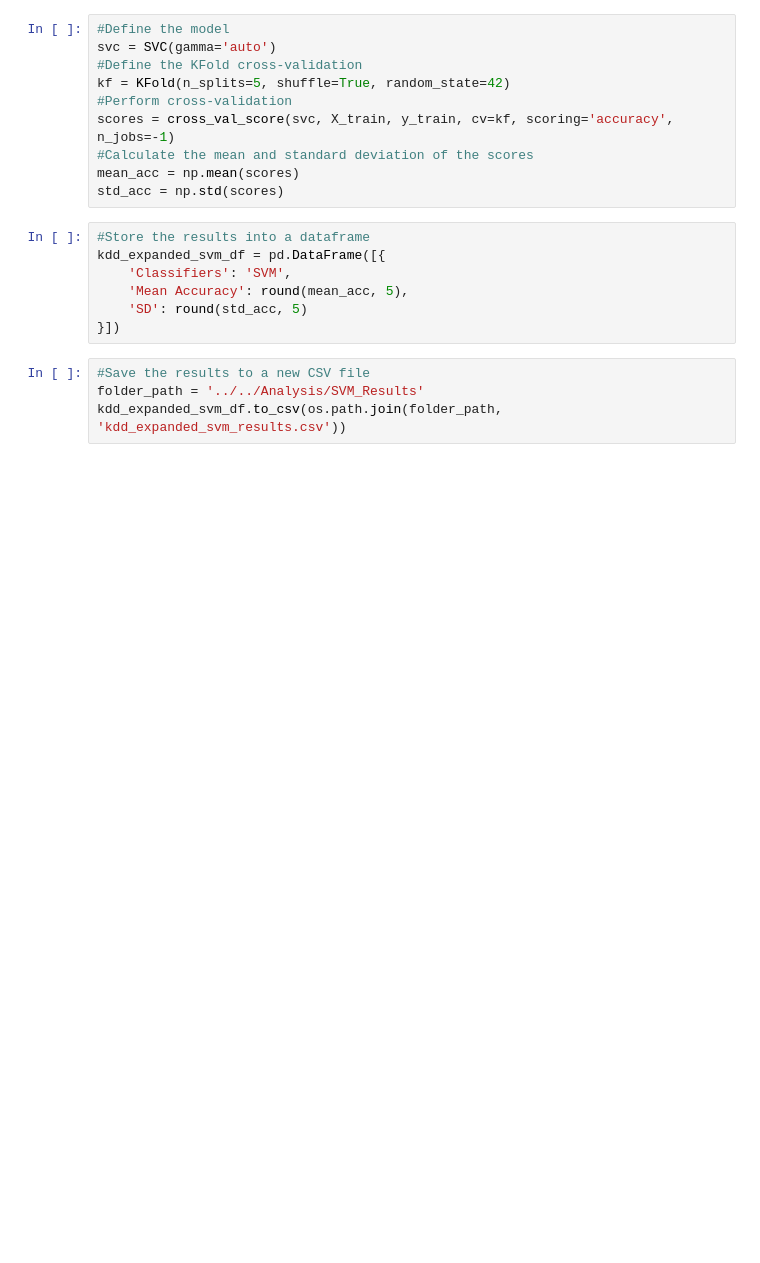
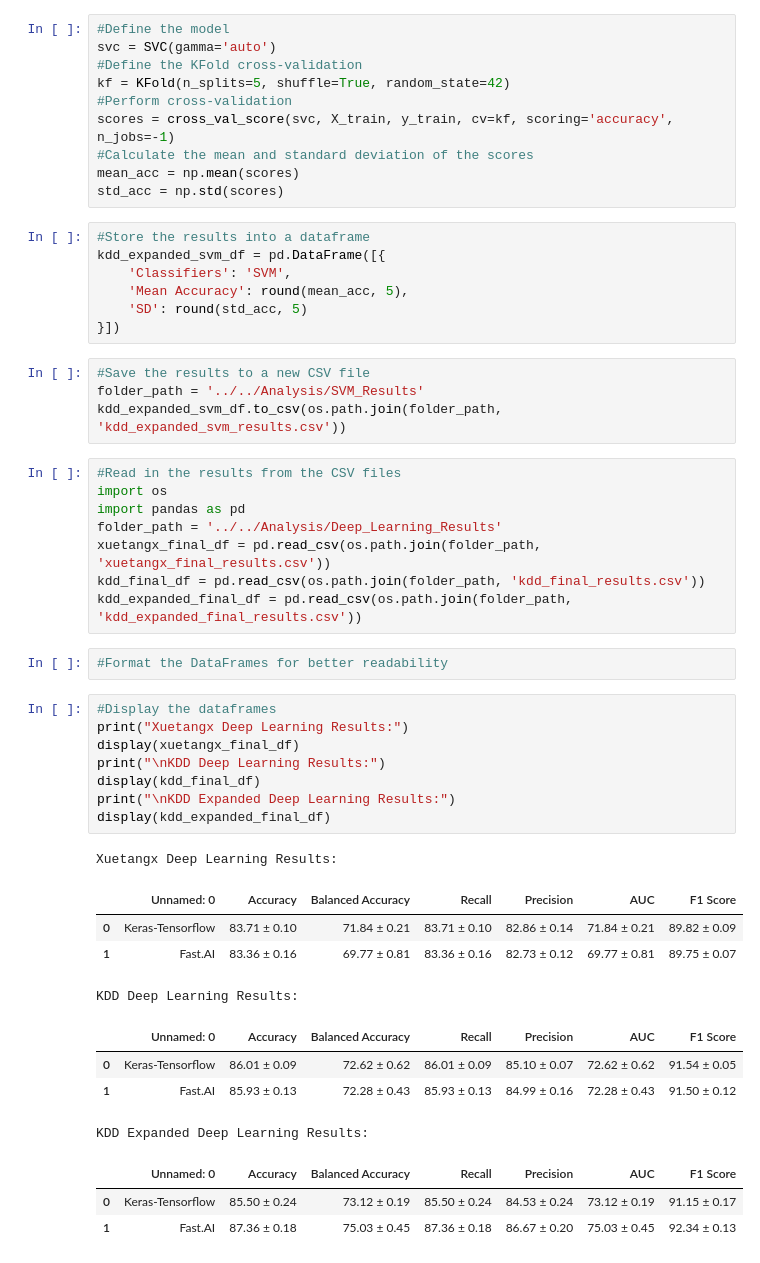
Before and after one commit to chance-roberts/DATA6550-Reproducibility, a Jupyter notebook: Code/Roberts/RobertsC_Code.ipynb, the cells around one changed output. Cells and saved outputs as stored; diff of their text form; blank space fills up the shorter version.

```diff
--- a/Code/Roberts/RobertsC_Code.ipynb
+++ b/Code/Roberts/RobertsC_Code.ipynb
@@ -896,3 +902,34 @@ kdd_expanded_svm_df = pd.DataFrame([{
 #Save the results to a new CSV file
 folder_path = '../../Analysis/SVM_Results'
 kdd_expanded_svm_df.to_csv(os.path.join(folder_path, 'kdd_expanded_svm_results.csv'))
+# %%
+#Read in the results from the CSV files
+import os
+import pandas as pd
+folder_path = '../../Analysis/Deep_Learning_Results'
+xuetangx_final_df = pd.read_csv(os.path.join(folder_path, 'xuetangx_final_results.csv'))
+kdd_final_df = pd.read_csv(os.path.join(folder_path, 'kdd_final_results.csv'))
+kdd_expanded_final_df = pd.read_csv(os.path.join(folder_path, 'kdd_expanded_final_results.csv'))
+# %%
+#Format the DataFrames for better readability
+# %%
+#Display the dataframes
+print("Xuetangx Deep Learning Results:")
+display(xuetangx_final_df)
+print("\nKDD Deep Learning Results:")
+display(kdd_final_df)
+print("\nKDD Expanded Deep Learning Results:")
+display(kdd_expanded_final_df)
+# %% [output]
+Xuetangx Deep Learning Results:
+|  | Unnamed: 0 | Accuracy | Balanced Accuracy | Recall | Precision | AUC | F1 Score |
+| 0 | Keras-Tensorflow | 83.71 ± 0.10 | 71.84 ± 0.21 | 83.71 ± 0.10 | 82.86 ± 0.14 | 71.84 ± 0.21 | 89.82 ± 0.09 |
+| 1 | Fast.AI | 83.36 ± 0.16 | 69.77 ± 0.81 | 83.36 ± 0.16 | 82.73 ± 0.12 | 69.77 ± 0.81 | 89.75 ± 0.07 |
+KDD Deep Learning Results:
+|  | Unnamed: 0 | Accuracy | Balanced Accuracy | Recall | Precision | AUC | F1 Score |
+| 0 | Keras-Tensorflow | 86.01 ± 0.09 | 72.62 ± 0.62 | 86.01 ± 0.09 | 85.10 ± 0.07 | 72.62 ± 0.62 | 91.54 ± 0.05 |
+| 1 | Fast.AI | 85.93 ± 0.13 | 72.28 ± 0.43 | 85.93 ± 0.13 | 84.99 ± 0.16 | 72.28 ± 0.43 | 91.50 ± 0.12 |
+KDD Expanded Deep Learning Results:
+|  | Unnamed: 0 | Accuracy | Balanced Accuracy | Recall | Precision | AUC | F1 Score |
+| 0 | Keras-Tensorflow | 85.50 ± 0.24 | 73.12 ± 0.19 | 85.50 ± 0.24 | 84.53 ± 0.24 | 73.12 ± 0.19 | 91.15 ± 0.17 |
+| 1 | Fast.AI | 87.36 ± 0.18 | 75.03 ± 0.45 | 87.36 ± 0.18 | 86.67 ± 0.20 | 75.03 ± 0.45 | 92.34 ± 0.13 |
```
Also changed, not shown: parts of 5 cells of this notebook.
